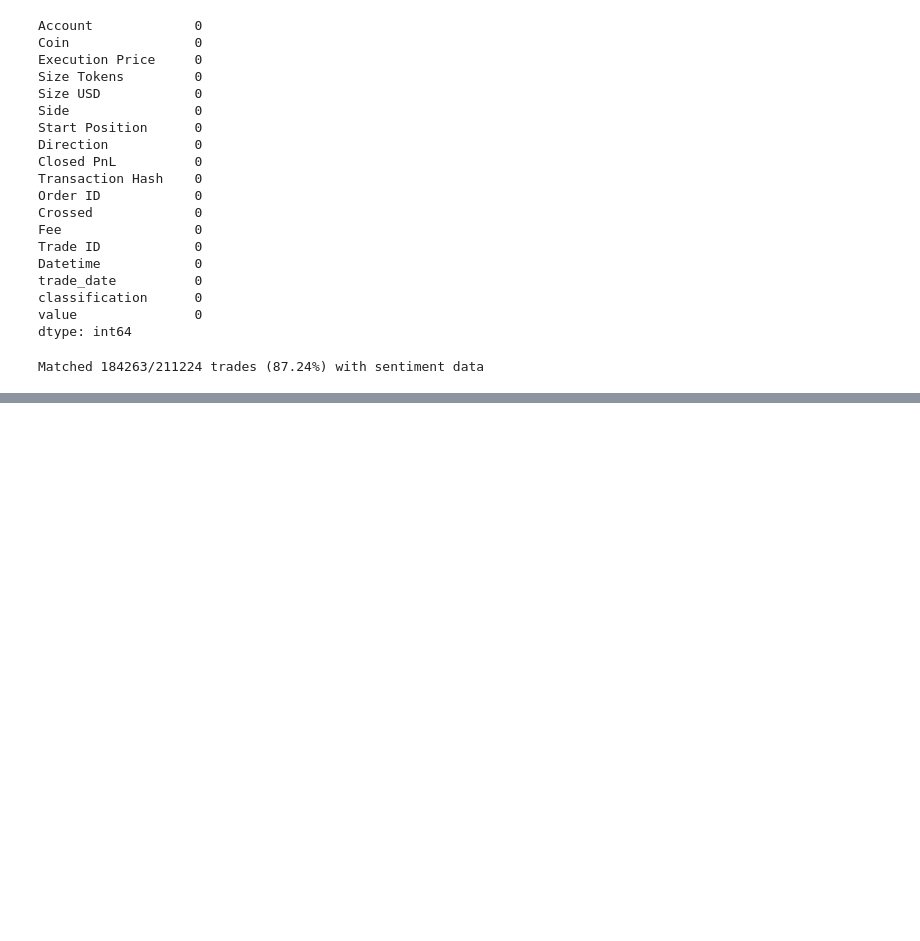
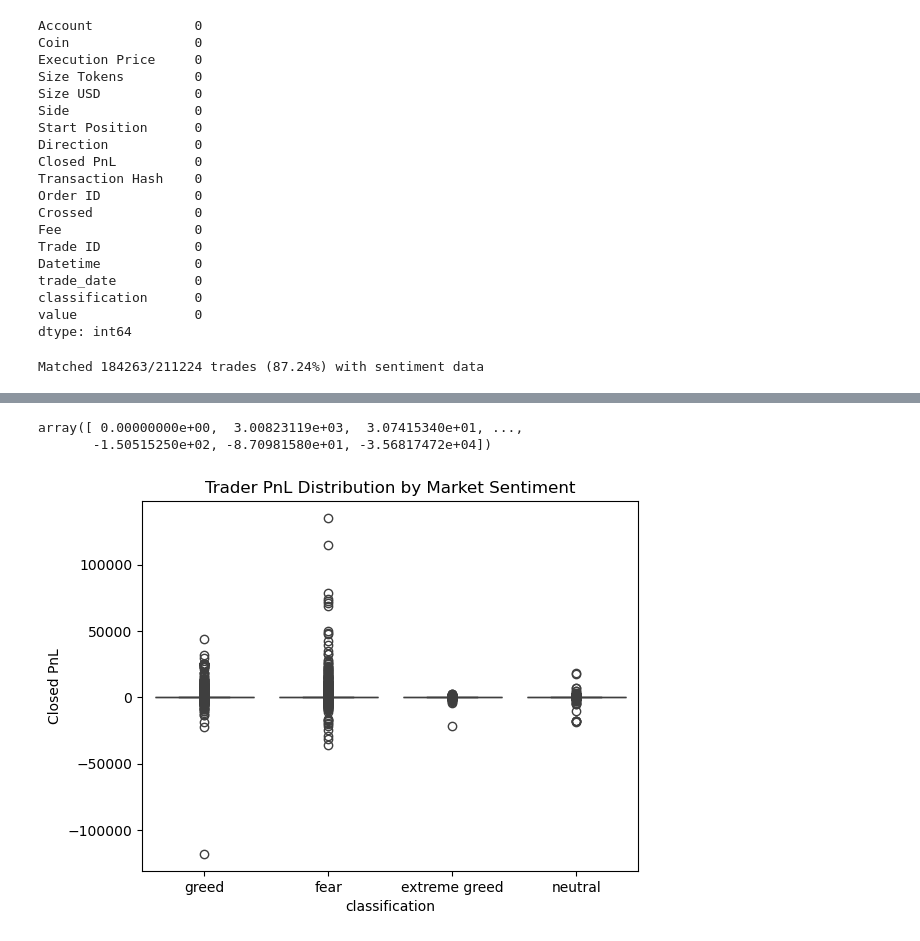
Before and after one commit to artibiradar13/Crypto-Traders-Analysis, a Jupyter notebook: notebook1.ipynb, the cells around one changed output, grey strips where cells are left out. Saved outputs shown, nothing was run; the diff lists cells and outputs as text; code cells hidden in the pictures; blank space fills up the shorter version.

```diff
--- a/notebook1.ipynb
+++ b/notebook1.ipynb
@@ -151,0 +159,4 @@ merged_df = merged_df.dropna(subset=['classification','value'])
+# %%
+# Keep only necessary columns
+keep_cols = ['Account', 'Coin', 'Execution Price', 'Size USD', 'Side', 'trade_date', 'Closed PnL','classification','value']
+merged_df = merged_df[keep_cols]
@@ -151,0 +176,14 @@ merged_df = merged_df.dropna(subset=['classification','value'])
+# %%
+merged_df['Closed PnL'].unique()
+# %% [output]
+array([ 0.00000000e+00,  3.00823119e+03,  3.07415340e+01, ...,
+       -1.50515250e+02, -8.70981580e+01, -3.56817472e+04])
+# %%
+import seaborn as sns
+import matplotlib.pyplot as plt
+
+sns.boxplot(x='classification', y='Closed PnL', data=merged_df)
+plt.title("Trader PnL Distribution by Market Sentiment")
+plt.show()
+# %% [output]
+[figure, added]
```
Also changed, not shown: parts of 6 cells of this notebook.
